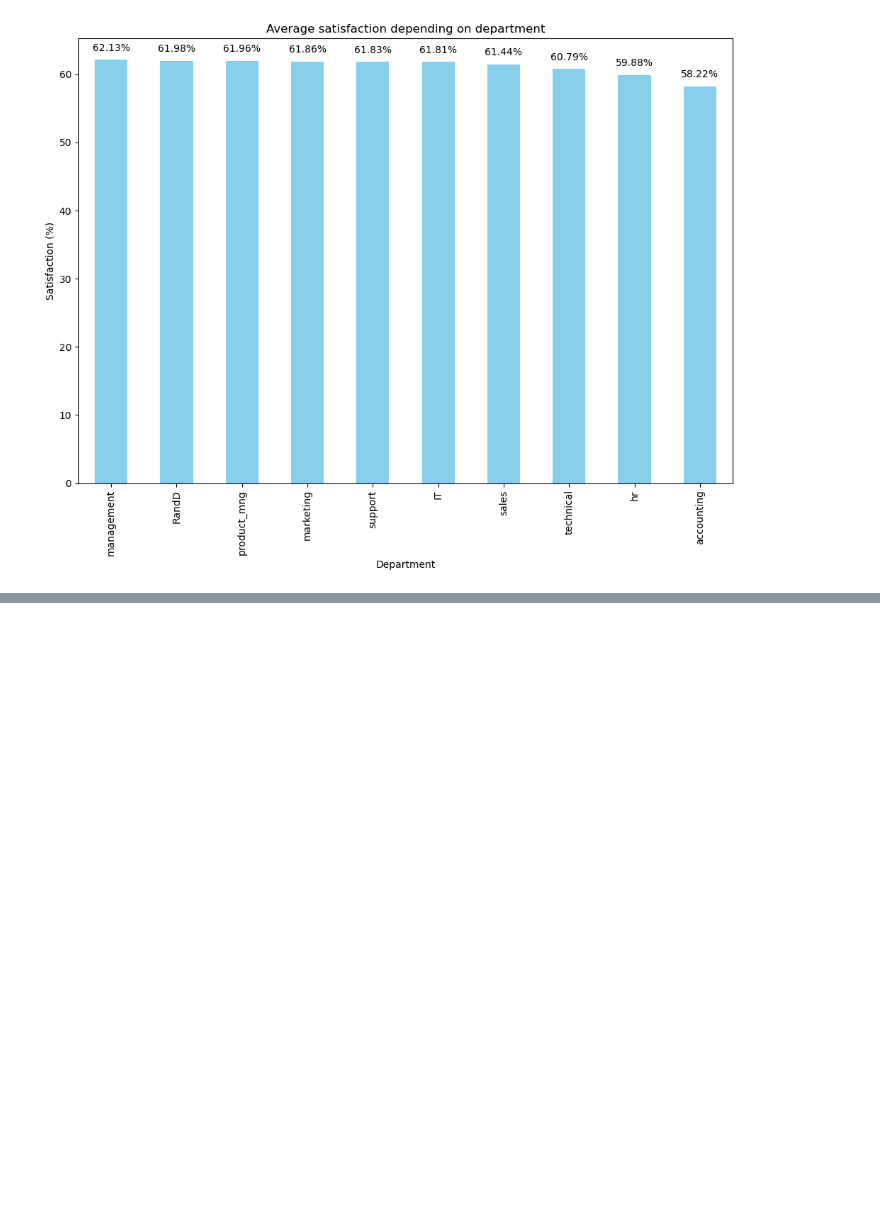
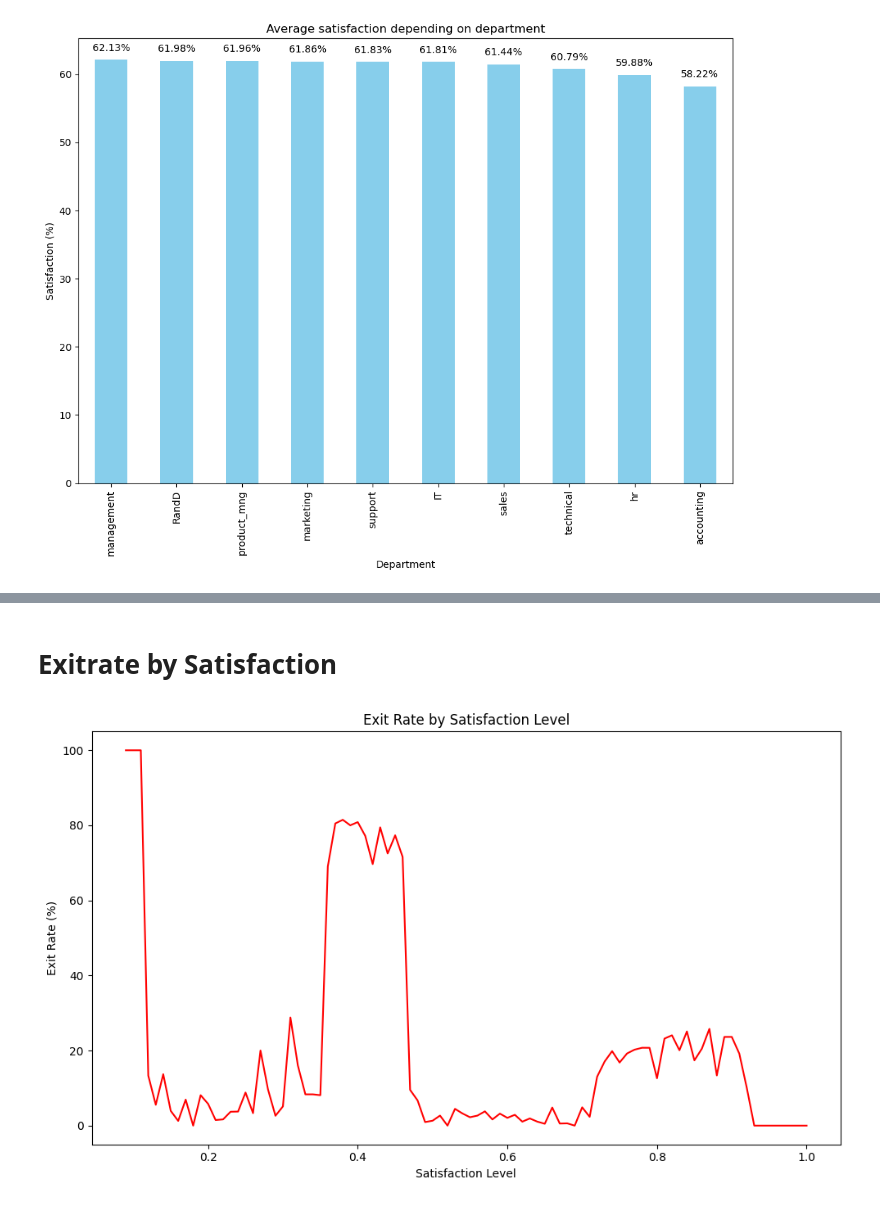
Before and after one commit to HugoManns/pythonUppgifter, a Jupyter notebook: HRDATA/arbete-hr-employeedata.ipynb, the cells around one changed output, grey strips where cells are left out. Cells and saved outputs as stored; diff of their text form; code cells hidden in the pictures; blank space fills up the shorter version.

```diff
--- a/HRDATA/arbete-hr-employeedata.ipynb
+++ b/HRDATA/arbete-hr-employeedata.ipynb
@@ -84,0 +121,13 @@ plt.show()
+# %% [markdown]
+# Exitrate by Satisfaction
+# %%
+exit_rate = hr_data.groupby('satisfaction_level')['left'].mean() * 100
+plt.figure(figsize=(10, 6))
+plt.plot(exit_rate, color='red')
+plt.title('Exit Rate by Satisfaction Level')
+plt.xlabel('Satisfaction Level')
+plt.ylabel('Exit Rate (%)')
+plt.tight_layout()
+plt.show()
+# %% [output]
+[figure, added]
```
Also changed, not shown: parts of 9 cells of this notebook.
